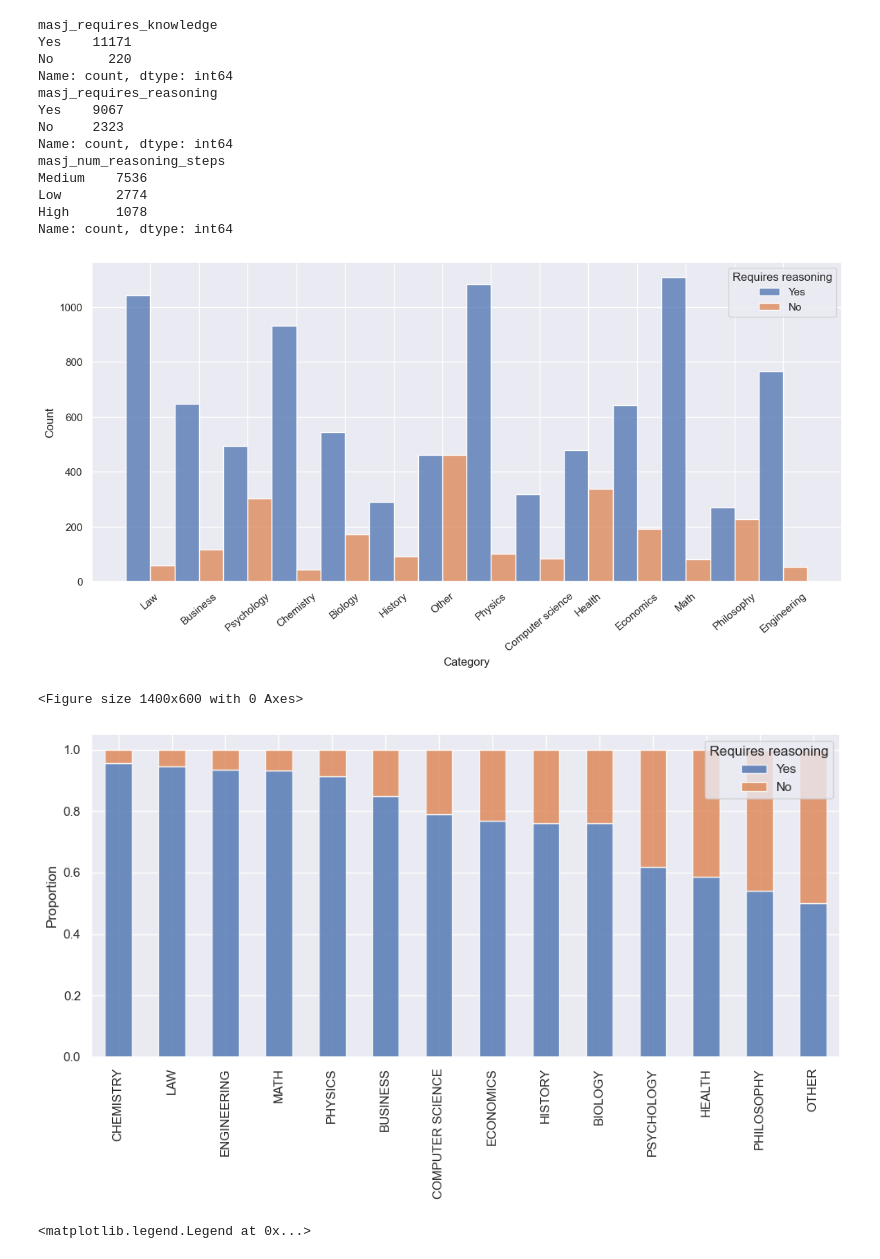
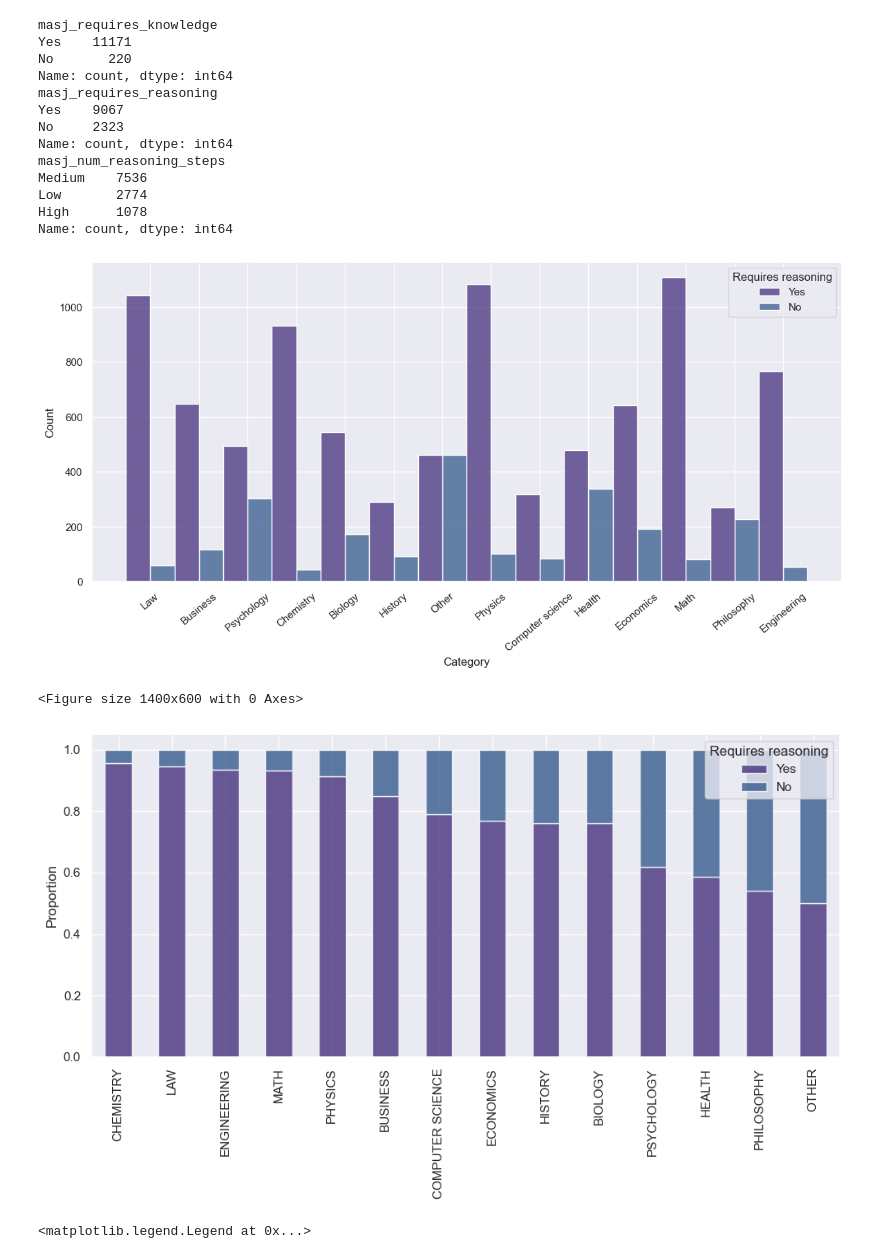
Before and after one commit to LabARSS/question-complextiy-estimation, a Jupyter notebook: notebooks/analysis_reasoning.ipynb, the cells around one changed output. Saved outputs shown, nothing was run; the diff lists cells and outputs as text; code cells hidden in the pictures.

```diff
--- a/notebooks/analysis_reasoning.ipynb
+++ b/notebooks/analysis_reasoning.ipynb
@@ -39,7 +39,7 @@ Name: count, dtype: int64
 import matplotlib.pyplot as plt
 import seaborn as sns
 
-sns.set_theme()
+sns.set_theme(palette="viridis")
 
 
 plt.figure(figsize=(14, 6))
@@ -58,35 +58,35 @@ plt.legend(handles=ax.get_legend().legend_handles, labels=["Yes", "No"], title="
 
 
 value_counts_df = mmlu_num_maj_df.value_counts(["category", "masj_requires_reasoning"]).reset_index(name="count")
 value_counts_df["proportion"] = value_counts_df["count"] / value_counts_df.groupby("category")["count"].transform("sum")
 value_counts_df.sort_values("proportion", inplace=True)
 
 pivoted_data = value_counts_df.pivot(index="category", columns="masj_requires_reasoning", values="proportion")
 pivoted_data = pivoted_data[["Yes", "No"]]
 pivoted_data.sort_values("Yes", ascending=False, inplace=True)
 # print(pivoted_data)
 
 plt.figure(figsize=(14, 6))
 # ax = sns.barplot(
 #     value_counts_df,
 #     x="category",
 #     y="proportion",
 #     hue="masj_requires_reasoning",
 #     hue_order=["yes", "no"],
 #     # hue_norm=(0, 1),
 #     multiple="stack",
 # )
 ax = pivoted_data.plot(kind="bar", stacked=True, alpha=0.8, figsize=(10, 6))
 ax.set_xlabel(None)
 ax.set_ylabel("Proportion")
 ax.set_xticklabels([label.get_text().upper() for label in ax.get_xticklabels()], rotation=90)
 plt.legend(handles=ax.get_legend().legend_handles, labels=["Yes", "No"], title="Requires reasoning", loc="upper right")
 plt.tight_layout()
 plt.savefig("reasoning_binary.pdf")
 # %% [output]
-[figure, old version]
+[figure, new version]
 <Figure size 1400x600 with 0 Axes>
-[figure, old version]
+[figure, new version]
 # %%
 import matplotlib.pyplot as plt
 import seaborn as sns
```
Also changed, not shown: parts of 1 cell of this notebook, 1 other file.
